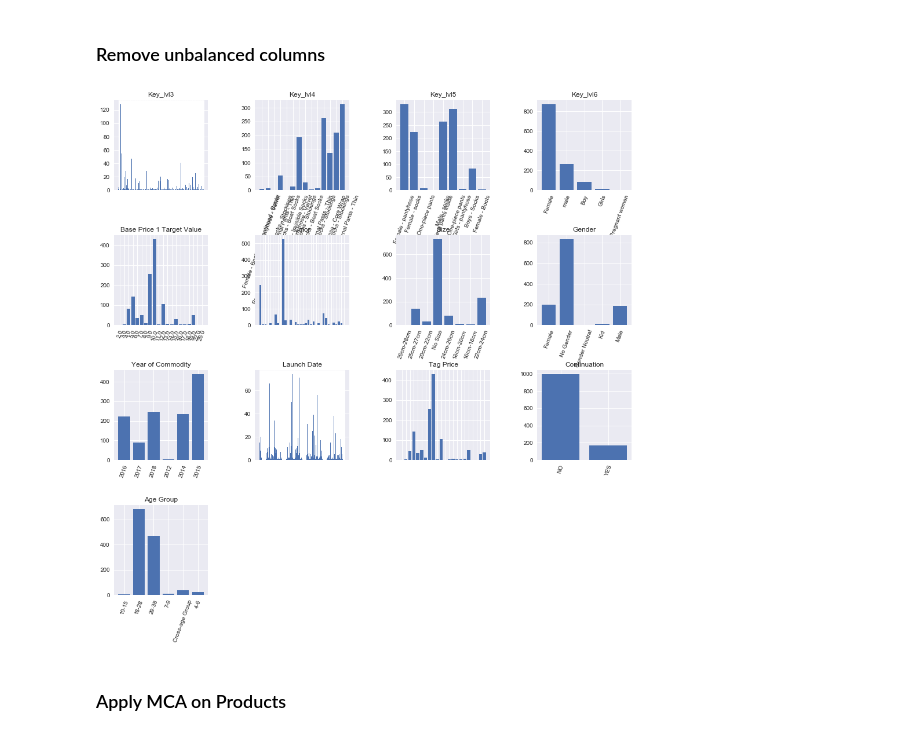
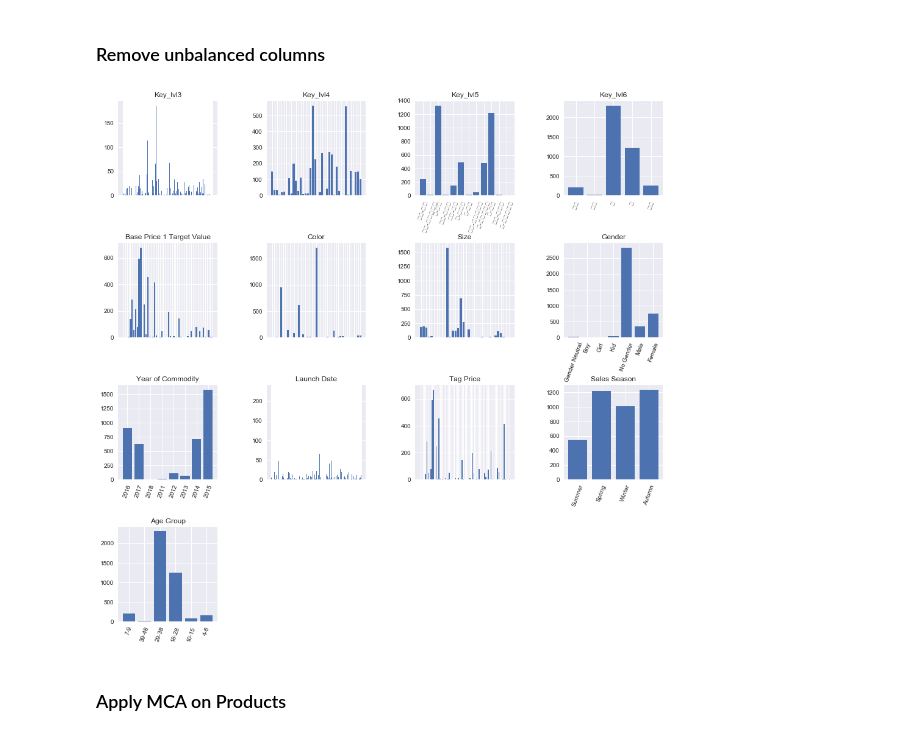
Before and after one commit to imad24/pc_clustering, a Jupyter notebook: notebooks/Cerf7/0.4-imad-cluster-analysis.ipynb, the cells around one changed output. Cells and saved outputs as stored; diff of their text form; code cells hidden in the pictures.

```diff
--- a/notebooks/Cerf7/0.4-imad-cluster-analysis.ipynb
+++ b/notebooks/Cerf7/0.4-imad-cluster-analysis.ipynb
@@ -203,0 +665,37 @@ product_cluster.to_csv(processed_path+filename,sep=';',encoding='utf-8')
+# %%
+bad = p_series[p_series.PRMSE != p_series.RMSE]#.nlargest(12,"PRMSE")
+good = p_series[p_series.CORR>0.8]
+
+
+disp = bad.iloc[:,:-3].loc[["325255700_2"]]
+display(disp.head())
+
+
+plt.figure(figsize=(18,8))
+i=1;
+for index,values in disp.iterrows():
+    guess1 = values["PR1"]
+    guess2 = values["PR2"]
+    guess3 = values["PR3"]
+    cluster = values["Centroid"]
+
+    series = values[offset:]/values[offset:].std()
+    c_series = series_df.loc[cluster]/series_df.loc[cluster].std()
+    predicted_series = series_df.loc[guess1]/series_df.loc[guess1].std()
+
+    p2 = series_df.loc[guess2]/series_df.loc[guess2].std()
+    p3= series_df.loc[guess3]/series_df.loc[guess3].std()
+
+    plt.subplot(4,3,i)
+    plt.plot(series,label="Series",c='m')
+    plt.plot(predicted_series,label="P1",ls='--')
+    plt.plot(p2,label="P2",ls='--')
+    plt.plot(p3,label="P3",ls='--')
+
+    plt.legend(loc=0)
+
+    i+=1
+
+
+plt.tight_layout()
+plt.show()
@@ -244,7 +812,7 @@ pthreashold = 0.2
 #get the features
 features = all_features
 
-clusters = [39]
+clusters = [10]
 
 
 res_features_over_cluster = [0]
@@ -361,7 +917,7 @@ nclusters = len(clusters)
 
 pthreashold = 0.2
 
-n_min_dist = 10
+n_min_dist = 2
 min_members = 5
 
 
@@ -389,25 +941,25 @@ for f in features:
 # %% [markdown]
 ### Remove unbalanced columns
 # %%
-features_df = product_cluster.iloc[:,2:-2]
+features_df = rw.iloc[:,2:-2]
 
 
 plt.figure(figsize=(16,20))
 features = features_df.columns
 for i,f in enumerate(features):
     counts = features_df.groupby([f])[f].count().to_dict()
     dist = list(counts.values())
     keys = list(counts.keys())
     chisq, p = chisquare(dist)
     plt.subplot(5,4,i+1)
     plt.title("%s"%(f))
     plt.bar(range(len(keys)),dist)
     plt.xticks(range(len(keys)),keys,rotation=70)
     if len(keys)>20: plt.tick_params(axis='x', which='both', bottom=False, top=False, labelbottom=False)
 plt.subplots_adjust(wspace=0.5, hspace=0.5)
 plt.show()
 # %% [output]
-[figure, old version]
+[figure, new version]
 # %% [markdown]
 ### Apply MCA on Products
 # %%
```
Also changed, not shown: parts of 65 cells of this notebook, 33 other files.
